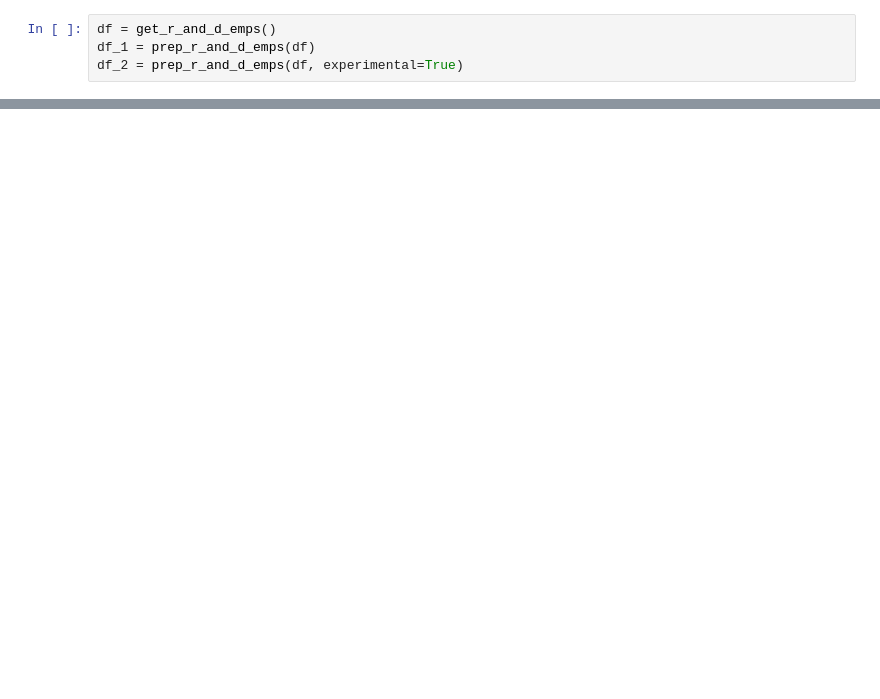
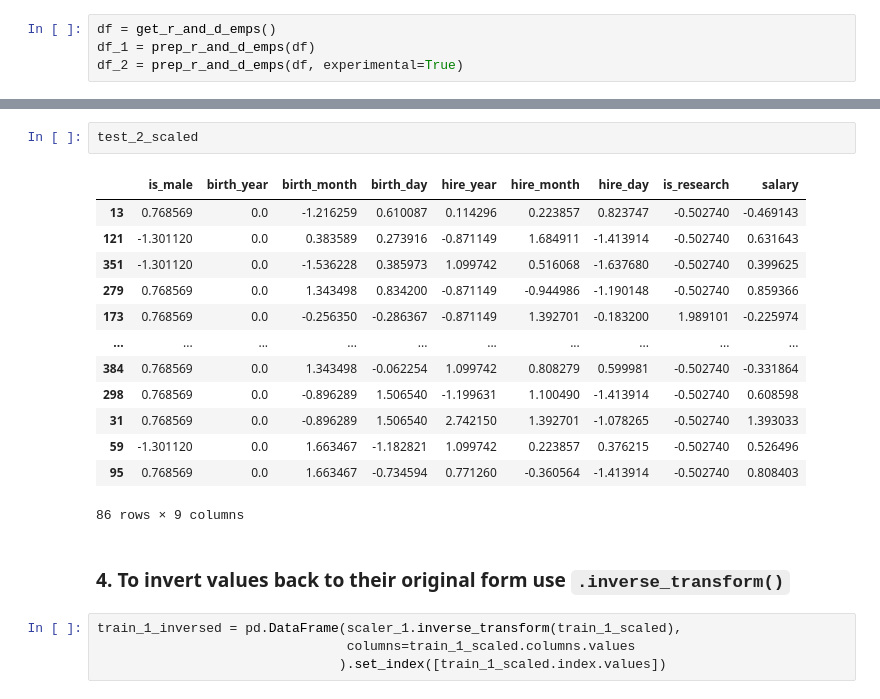
Before and after one commit to Promeos/regression-exercises, a Jupyter notebook: preprocessing-notes.ipynb, the cells around one changed output, grey strips where cells are left out. Drawn from its saved outputs; the diff is of its cells as text; blank space fills up the shorter version.

```diff
--- a/preprocessing-notes.ipynb
+++ b/preprocessing-notes.ipynb
@@ -327,0 +502,22 @@ from sklearn.model_selection import train_test_split
+# %%
+test_2_scaled
+# %% [output]
+|  | is_male | birth_year | birth_month | birth_day | hire_year | hire_month | hire_day | is_research | salary |
+| 13 | 0.768569 | 0.0 | -1.216259 | 0.610087 | 0.114296 | 0.223857 | 0.823747 | -0.502740 | -0.469143 |
+| 121 | -1.301120 | 0.0 | 0.383589 | 0.273916 | -0.871149 | 1.684911 | -1.413914 | -0.502740 | 0.631643 |
+| 351 | -1.301120 | 0.0 | -1.536228 | 0.385973 | 1.099742 | 0.516068 | -1.637680 | -0.502740 | 0.399625 |
+| 279 | 0.768569 | 0.0 | 1.343498 | 0.834200 | -0.871149 | -0.944986 | -1.190148 | -0.502740 | 0.859366 |
+| 173 | 0.768569 | 0.0 | -0.256350 | -0.286367 | -0.871149 | 1.392701 | -0.183200 | 1.989101 | -0.225974 |
+| ... | ... | ... | ... | ... | ... | ... | ... | ... | ... |
+| 384 | 0.768569 | 0.0 | 1.343498 | -0.062254 | 1.099742 | 0.808279 | 0.599981 | -0.502740 | -0.331864 |
+| 298 | 0.768569 | 0.0 | -0.896289 | 1.506540 | -1.199631 | 1.100490 | -1.413914 | -0.502740 | 0.608598 |
+| 31 | 0.768569 | 0.0 | -0.896289 | 1.506540 | 2.742150 | 1.392701 | -1.078265 | -0.502740 | 1.393033 |
+| 59 | -1.301120 | 0.0 | 1.663467 | -1.182821 | 1.099742 | 0.223857 | 0.376215 | -0.502740 | 0.526496 |
+| 95 | 0.768569 | 0.0 | 1.663467 | -0.734594 | 0.771260 | -0.360564 | -1.413914 | -0.502740 | 0.808403 |
+86 rows × 9 columns
+# %% [markdown]
+### 4. To invert values back to their original form use `.inverse_transform()`
+# %%
+train_1_inversed = pd.DataFrame(scaler_1.inverse_transform(train_1_scaled),
+                                columns=train_1_scaled.columns.values
+                               ).set_index([train_1_scaled.index.values])
```
Also changed, not shown: parts of 61 cells of this notebook, 1 other file.
